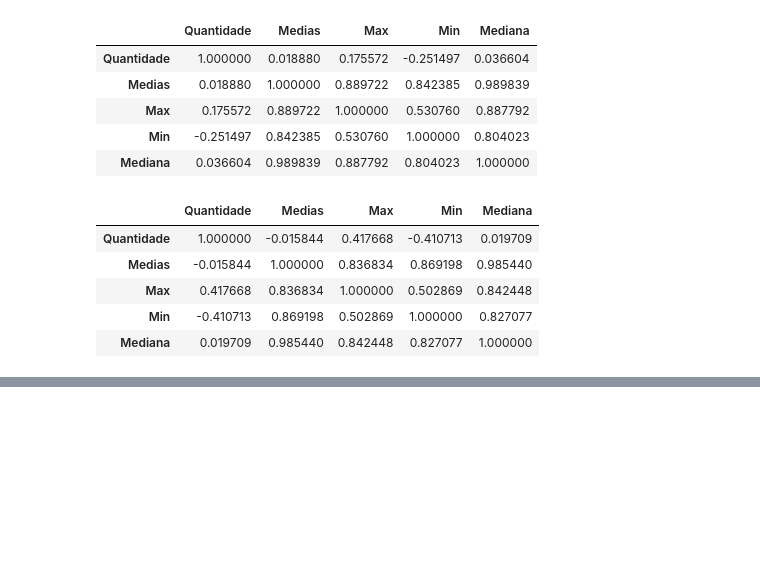
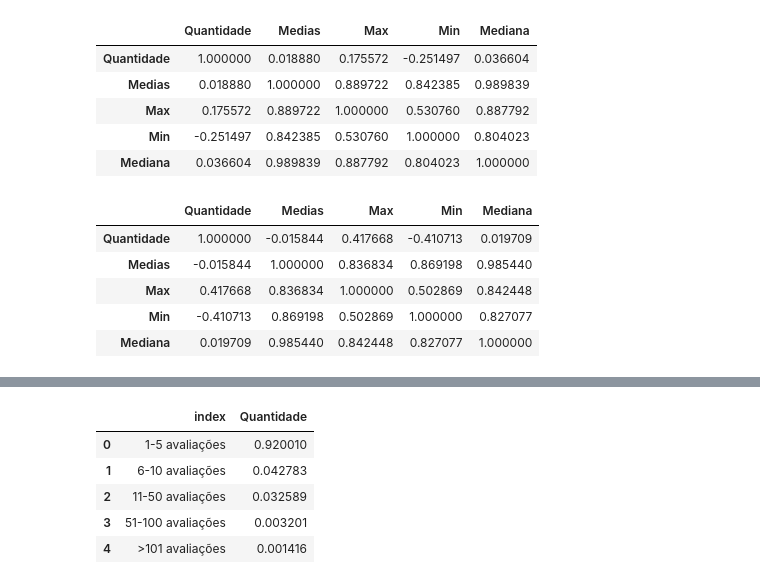
Before and after one commit to brunnabrito/Sistema-de-recomenda-o-com-Python, a Jupyter notebook: Machine_Learning_|_Sistema_de_recomendação_com_Python.ipynb, the cells around one changed output, grey strips where cells are left out. Saved outputs shown, nothing was run; the diff lists cells and outputs as text; code cells hidden in the pictures; blank space fills up the shorter version.

```diff
--- a/Machine_Learning_|_Sistema_de_recomendação_com_Python.ipynb
+++ b/Machine_Learning_|_Sistema_de_recomendação_com_Python.ipynb
@@ -405,0 +418,34 @@ Analise.corr('spearman')
+# %%
+from unicodedata import normalize
+#
+def Classificacao_Quantidade(Quantidade):
+  # agregar quantidade
+
+  if int(Quantidade) <=5:
+    return '1-5 avaliações'
+
+  elif int(Quantidade) <=10:
+    return '6-10 avaliações'
+
+  elif int(Quantidade) <=50:
+    return '11-50 avaliações'
+
+  elif int(Quantidade) <=100:
+    return '51-100 avaliações'
+
+  else:
+    return '>101 avaliações'
+
+# Aplicacão
+Pizza = Analise['Quantidade'].apply(Classificacao_Quantidade).value_counts(normalize=True)
+
+# Transformar em df
+Pizza = pd.DataFrame(Pizza).reset_index()
+
+# plot
+px.pie(data_frame=Pizza,
+       #parametros
+       names='index', values='Quantidade',
+       #titulo
+       title='Divisão das Quantidades'
+       )
@@ -405,0 +454,9 @@ Analise.corr('spearman')
+# %%
+Pizza
+# %% [output]
+|  | index | Quantidade |
+| 0 | 1-5 avaliações | 0.920010 |
+| 1 | 6-10 avaliações | 0.042783 |
+| 2 | 11-50 avaliações | 0.032589 |
+| 3 | 51-100 avaliações | 0.003201 |
+| 4 | >101 avaliações | 0.001416 |
```
Also changed, not shown: parts of 2 cells of this notebook.
